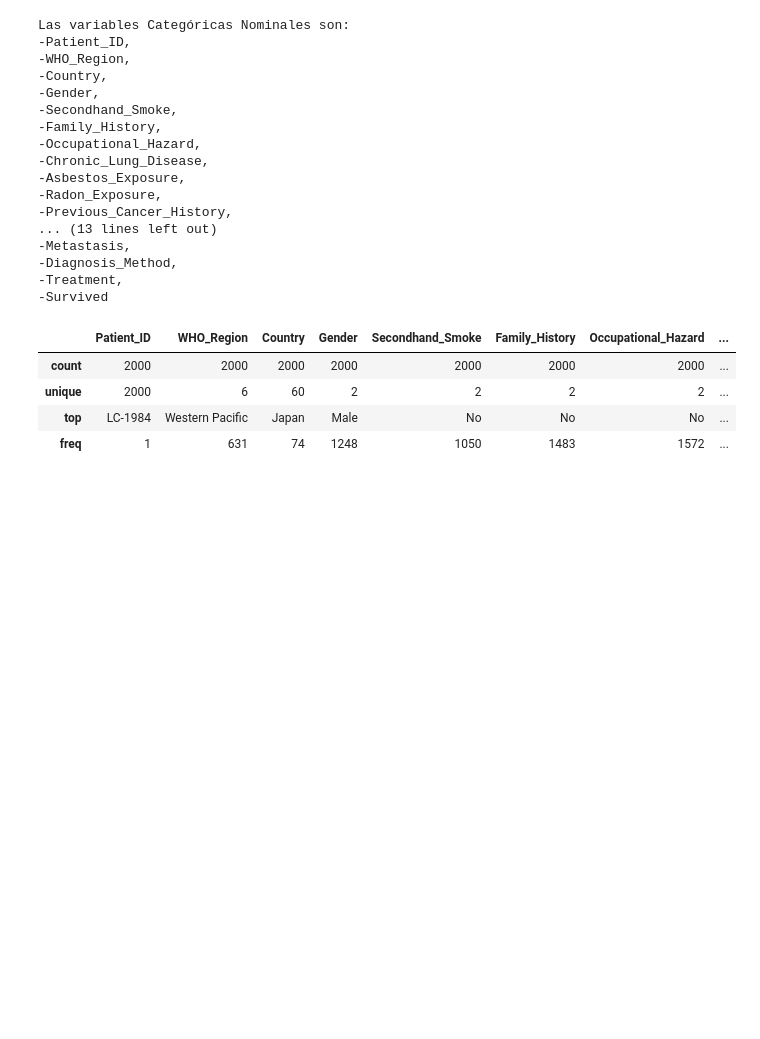
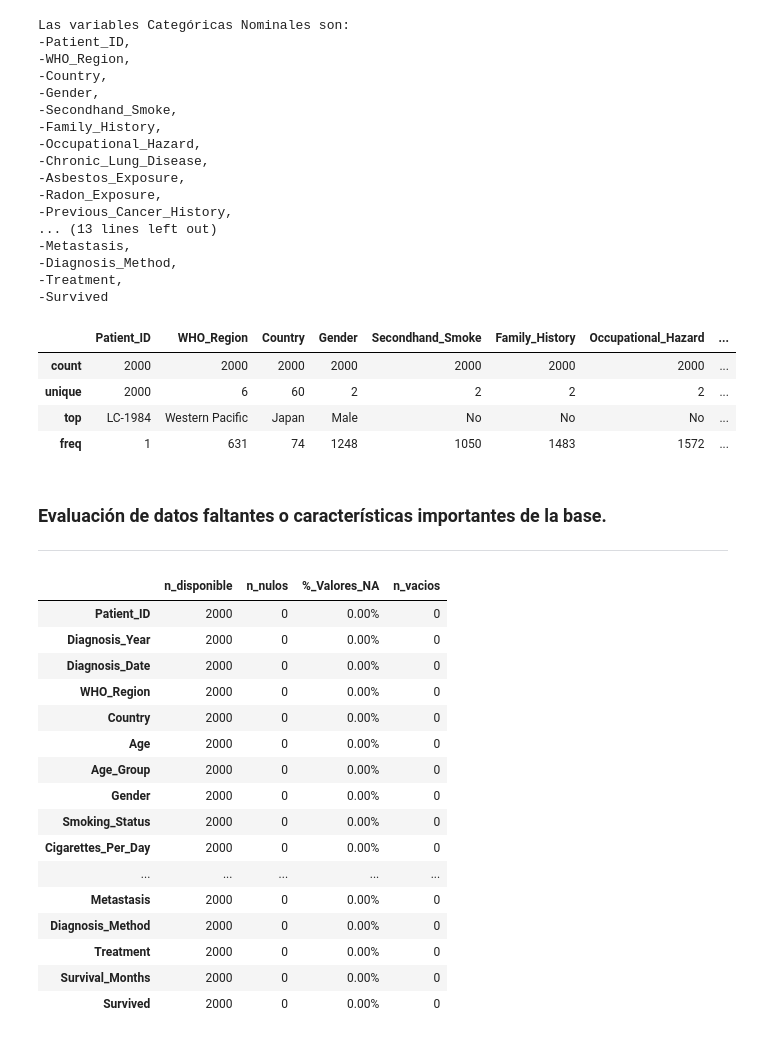
Before and after one commit to MiguelFigueroa02/MCPI_Student_Repo, a Jupyter notebook: courses/1-Semester/fundamentals of statistics/Projects/Notebooks/Estadística_Descriptiva_Visualización.ipynb, the cells around one changed output. Drawn from its saved outputs; the diff is of its cells as text; code cells hidden in the pictures; blank space fills up the shorter version.

```diff
--- a/courses/1-Semester/fundamentals of statistics/Projects/Notebooks/Estadística_Descriptiva_Visualización.ipynb
+++ b/courses/1-Semester/fundamentals of statistics/Projects/Notebooks/Estadística_Descriptiva_Visualización.ipynb
@@ -233,3 +243,38 @@ df[nominales].describe()
 | unique | 2000 | 6 | 60 | 2 | 2 | 2 | 2 | ... |
 | top | LC-1984 | Western Pacific | Japan | Male | No | No | No | ... |
 | freq | 1 | 631 | 74 | 1248 | 1050 | 1483 | 1572 | ... |
+# %% [markdown]
+### Evaluación de datos faltantes o características importantes de la base.
+---
+# %%
+disponible = df.notna().sum()
+cantidad_nulos = df.isnull().sum()
+porc_na = df.isna().mean()*100
+vacios = (df == "").sum() | (df.apply(lambda x: str(x).isspace() if isinstance(x,str) else False)).sum()
+
+calidad = pd.DataFrame({
+    'n_disponible': disponible,
+    'n_nulos': cantidad_nulos,
+    '%_Valores_NA':porc_na,
+    'n_vacios':vacios
+})
+calidad['%_Valores_NA'] = calidad['%_Valores_NA'].apply(lambda x: f'{x:.2%}')
+calidad
+# %% [output]
+|  | n_disponible | n_nulos | %_Valores_NA | n_vacios |
+| Patient_ID | 2000 | 0 | 0.00% | 0 |
+| Diagnosis_Year | 2000 | 0 | 0.00% | 0 |
+| Diagnosis_Date | 2000 | 0 | 0.00% | 0 |
+| WHO_Region | 2000 | 0 | 0.00% | 0 |
+| Country | 2000 | 0 | 0.00% | 0 |
+| Age | 2000 | 0 | 0.00% | 0 |
+| Age_Group | 2000 | 0 | 0.00% | 0 |
+| Gender | 2000 | 0 | 0.00% | 0 |
+| Smoking_Status | 2000 | 0 | 0.00% | 0 |
+| Cigarettes_Per_Day | 2000 | 0 | 0.00% | 0 |
+| ... | ... | ... | ... | ... |
+| Metastasis | 2000 | 0 | 0.00% | 0 |
+| Diagnosis_Method | 2000 | 0 | 0.00% | 0 |
+| Treatment | 2000 | 0 | 0.00% | 0 |
+| Survival_Months | 2000 | 0 | 0.00% | 0 |
+| Survived | 2000 | 0 | 0.00% | 0 |
```
Also changed, not shown: parts of 8 cells of this notebook.
